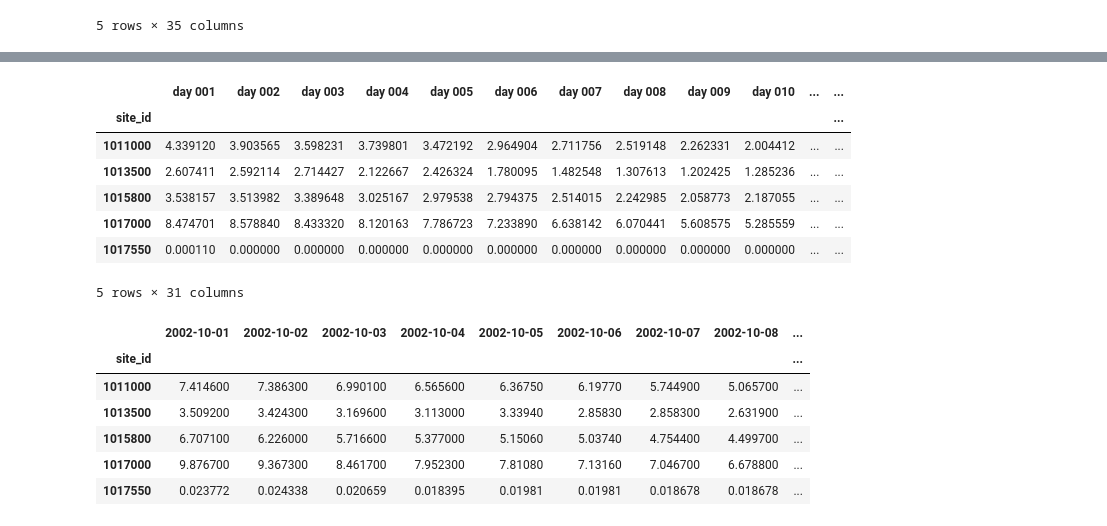
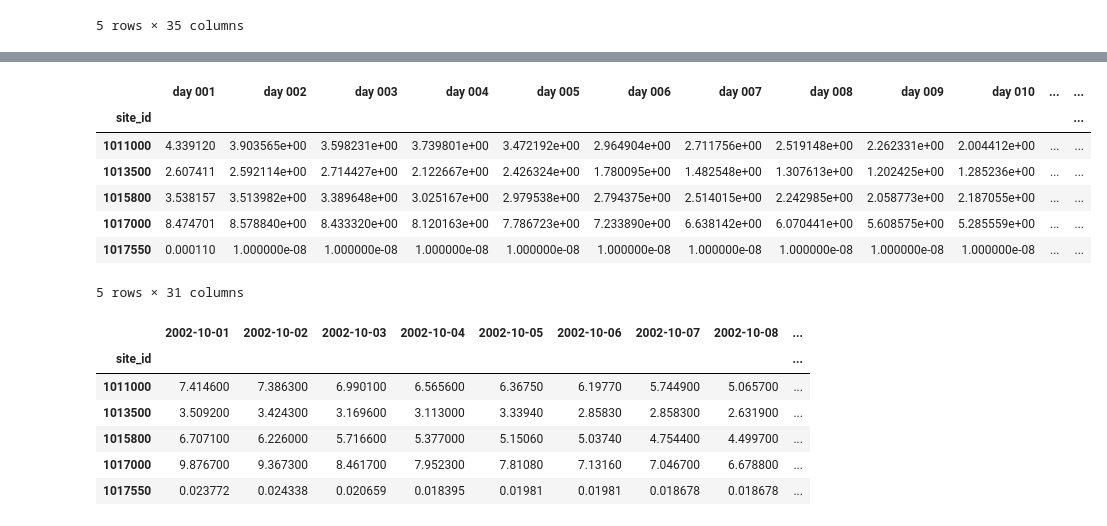
Before and after one commit to danielletijerina/PFCONUS2-analysis, a Jupyter notebook: scripts/Validation_scripts_backup/Streamflow/3_SaveStreamflowStats.ipynb, the cells around one changed output, grey strips where cells are left out. Cells and saved outputs as stored; diff of their text form; code cells hidden in the pictures.

```diff
--- a/scripts/Validation_scripts_backup/Streamflow/3_SaveStreamflowStats.ipynb
+++ b/scripts/Validation_scripts_backup/Streamflow/3_SaveStreamflowStats.ipynb
@@ -45,3 +45,7 @@ pfdata.head()
 | 1017000 | 46.777294 | -68.157194 | 4281 | 2773 | 8.474701 | 8.578840 | 8.433320 | 8.120163 | 7.786723 | 7.233890 | ... |
 | 1017550 | 46.628056 | -67.953056 | 4300 | 2762 | 0.000110 | 0.000000 | 0.000000 | 0.000000 | 0.000000 | 0.000000 | ... |
 5 rows × 35 columns
+# %%
+### NEED TO FIX THE LONGITUDE HERE!
+pfdata_no_zeros = pfdata.where(pfdata>0, 0.00000001)
+pfdata_no_zeros.head()
@@ -48,15 +61,15 @@ pfdata.head()
 # %%
 # drop metadata columns, will use them later to make final csv with stats
-pf_flow_matched = pfdata.drop(columns=['USGS_lat', 'USGS_lon', 'x_new_adj', 'y_new_adj'])
+pf_flow_matched = pfdata_no_zeros.drop(columns=['USGS_lat', 'USGS_lon', 'x_new_adj', 'y_new_adj'])
 pf_flow_matched.head()
 # %% [output]
 |  | day 001 | day 002 | day 003 | day 004 | day 005 | day 006 | day 007 | day 008 | day 009 | day 010 | ... | ... |
 | site_id |  |  |  |  |  |  |  |  |  |  |  | ... |
-| 1011000 | 4.339120 | 3.903565 | 3.598231 | 3.739801 | 3.472192 | 2.964904 | 2.711756 | 2.519148 | 2.262331 | 2.004412 | ... | ... |
-| 1013500 | 2.607411 | 2.592114 | 2.714427 | 2.122667 | 2.426324 | 1.780095 | 1.482548 | 1.307613 | 1.202425 | 1.285236 | ... | ... |
-| 1015800 | 3.538157 | 3.513982 | 3.389648 | 3.025167 | 2.979538 | 2.794375 | 2.514015 | 2.242985 | 2.058773 | 2.187055 | ... | ... |
-| 1017000 | 8.474701 | 8.578840 | 8.433320 | 8.120163 | 7.786723 | 7.233890 | 6.638142 | 6.070441 | 5.608575 | 5.285559 | ... | ... |
-| 1017550 | 0.000110 | 0.000000 | 0.000000 | 0.000000 | 0.000000 | 0.000000 | 0.000000 | 0.000000 | 0.000000 | 0.000000 | ... | ... |
+| 1011000 | 4.339120 | 3.903565e+00 | 3.598231e+00 | 3.739801e+00 | 3.472192e+00 | 2.964904e+00 | 2.711756e+00 | 2.519148e+00 | 2.262331e+00 | 2.004412e+00 | ... | ... |
+| 1013500 | 2.607411 | 2.592114e+00 | 2.714427e+00 | 2.122667e+00 | 2.426324e+00 | 1.780095e+00 | 1.482548e+00 | 1.307613e+00 | 1.202425e+00 | 1.285236e+00 | ... | ... |
+| 1015800 | 3.538157 | 3.513982e+00 | 3.389648e+00 | 3.025167e+00 | 2.979538e+00 | 2.794375e+00 | 2.514015e+00 | 2.242985e+00 | 2.058773e+00 | 2.187055e+00 | ... | ... |
+| 1017000 | 8.474701 | 8.578840e+00 | 8.433320e+00 | 8.120163e+00 | 7.786723e+00 | 7.233890e+00 | 6.638142e+00 | 6.070441e+00 | 5.608575e+00 | 5.285559e+00 | ... | ... |
+| 1017550 | 0.000110 | 1.000000e-08 | 1.000000e-08 | 1.000000e-08 | 1.000000e-08 | 1.000000e-08 | 1.000000e-08 | 1.000000e-08 | 1.000000e-08 | 1.000000e-08 | ... | ... |
 5 rows × 31 columns
 # %%
 ### read in USGS daily flow matched csv
```
Also changed, not shown: parts of 14 cells of this notebook, 2 other files.
